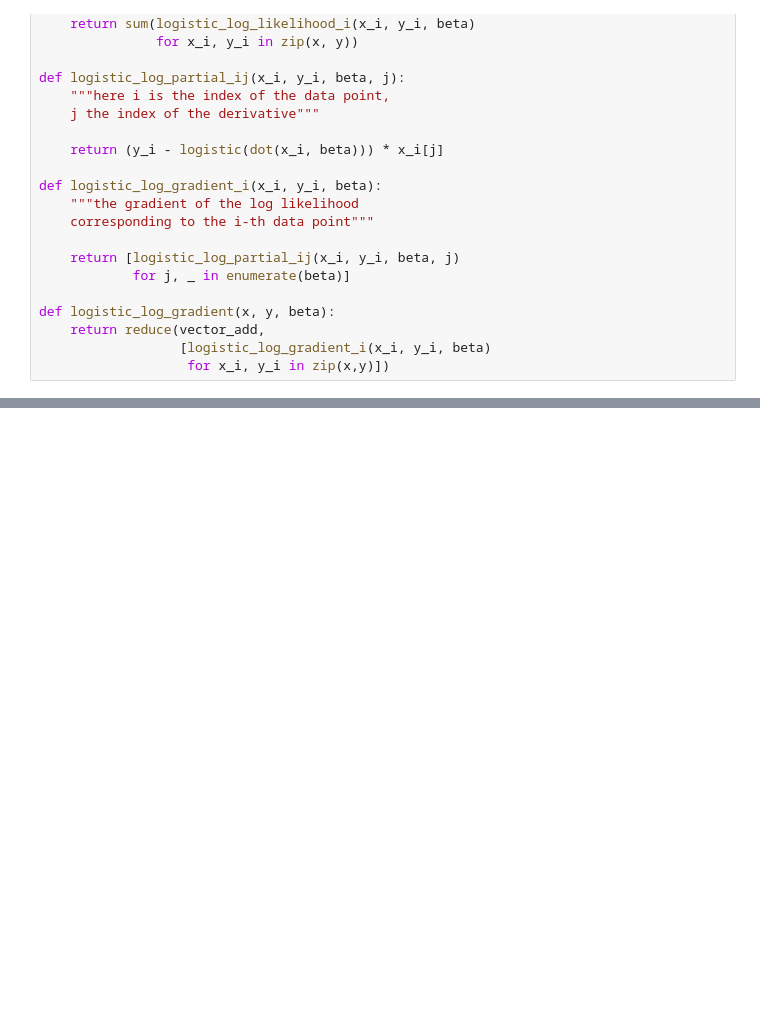
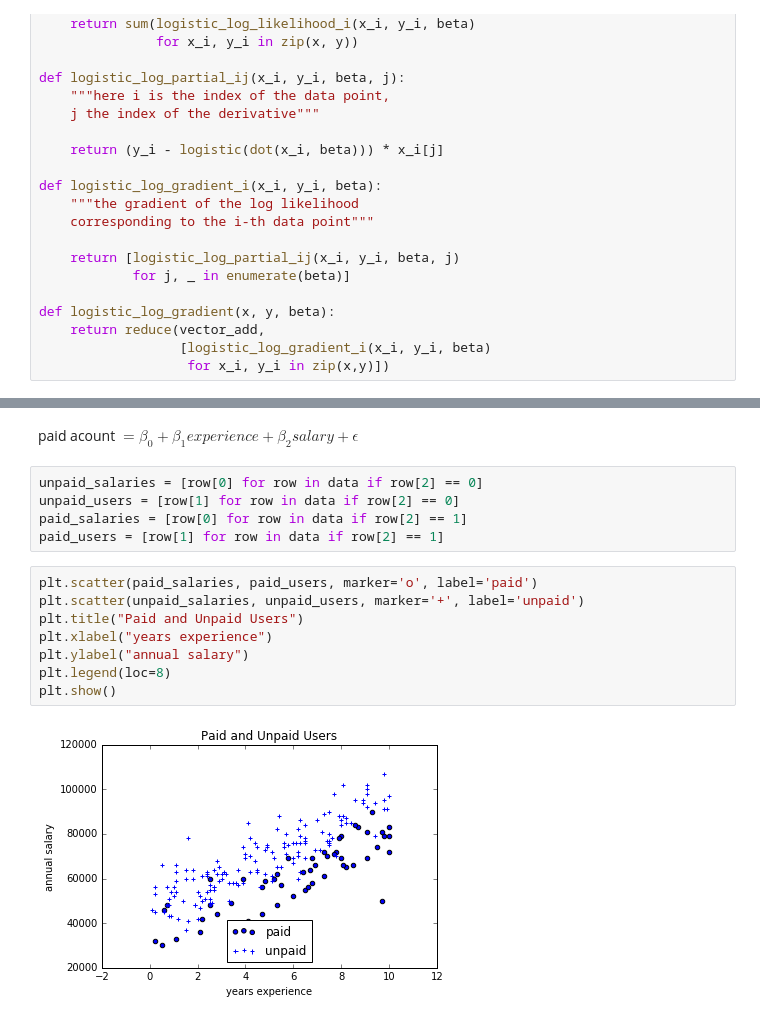
Before and after one commit to rnder/data-science-from-scratch, a Jupyter notebook: notebook/ch16_logistic_regression.ipynb, the cells around one changed output, grey strips where cells are left out. Cells and saved outputs as stored; diff of their text form; blank space fills up the shorter version.

```diff
--- a/notebook/ch16_logistic_regression.ipynb
+++ b/notebook/ch16_logistic_regression.ipynb
@@ -49,6 +53,23 @@ data = list(map(list, data)) # change tuples to lists
 
 x = [[1] + row[:2] for row in data] # each element is [1, experience, salary]
 y = [row[2] for row in data]        # each element is paid_account
+# %% [markdown]
+paid acount $= \beta_0+\beta_1 experience+\beta_2 salary+\epsilon$
+# %%
+unpaid_salaries = [row[0] for row in data if row[2] == 0]
+unpaid_users = [row[1] for row in data if row[2] == 0]
+paid_salaries = [row[0] for row in data if row[2] == 1]
+paid_users = [row[1] for row in data if row[2] == 1]
+# %%
+plt.scatter(paid_salaries, paid_users, marker='o', label='paid')
+plt.scatter(unpaid_salaries, unpaid_users, marker='+', label='unpaid')
+plt.title("Paid and Unpaid Users")
+plt.xlabel("years experience")
+plt.ylabel("annual salary")
+plt.legend(loc=8)
+plt.show()
+# %% [output]
+[figure, added]
 # %%
 print("linear regression:")
 
```
Also changed, not shown: parts of 13 cells of this notebook, 1 other file.
